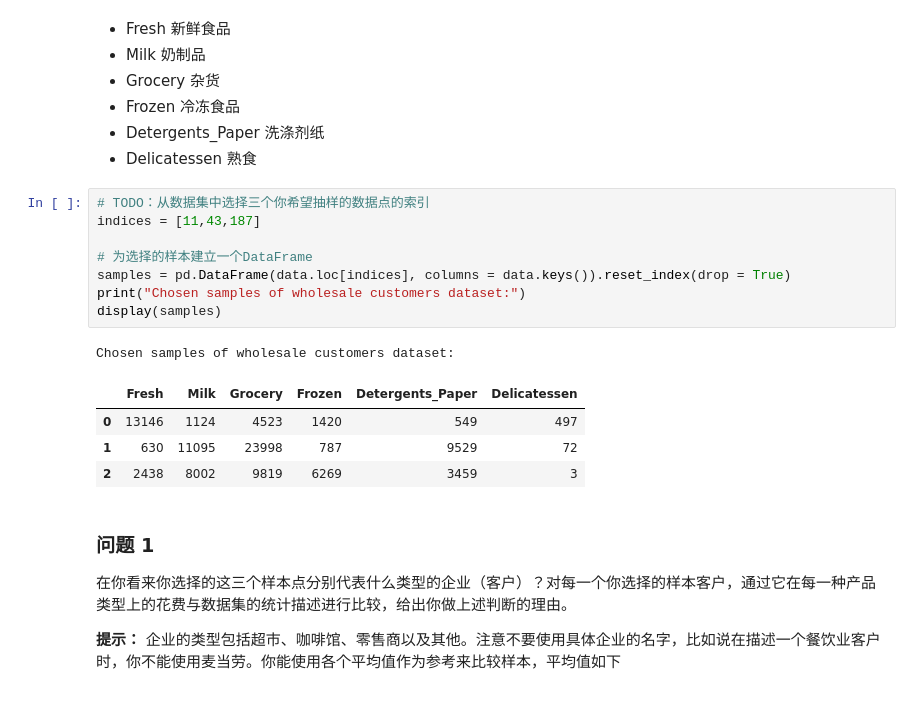
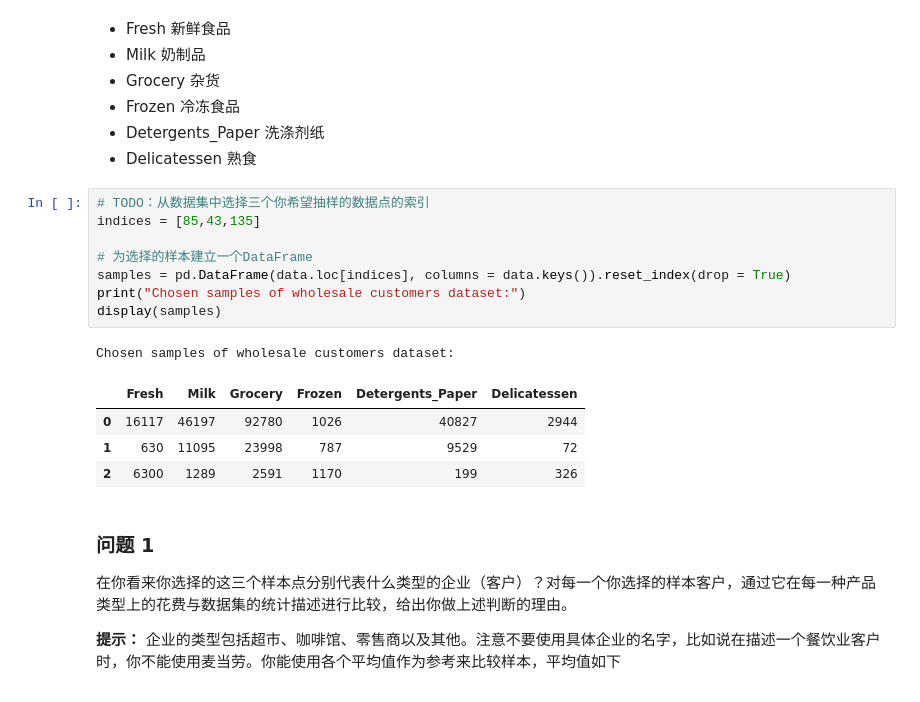
Before and after one commit to duzeng/MLND_CN_P3_Customer_Segments, a Jupyter notebook: customer_segments.ipynb, the cells around one changed output. Cells and saved outputs as stored; diff of their text form.

```diff
--- a/customer_segments.ipynb
+++ b/customer_segments.ipynb
@@ -72,18 +72,18 @@ display(data.describe())
 + Delicatessen 熟食
 # %%
 # TODO：从数据集中选择三个你希望抽样的数据点的索引
-indices = [11,43,187]
+indices = [85,43,135]
 
 # 为选择的样本建立一个DataFrame
 samples = pd.DataFrame(data.loc[indices], columns = data.keys()).reset_index(drop = True)
 print("Chosen samples of wholesale customers dataset:")
 display(samples)
 # %% [output]
 Chosen samples of wholesale customers dataset:
 |  | Fresh | Milk | Grocery | Frozen | Detergents_Paper | Delicatessen |
-| 0 | 13146 | 1124 | 4523 | 1420 | 549 | 497 |
+| 0 | 16117 | 46197 | 92780 | 1026 | 40827 | 2944 |
 | 1 | 630 | 11095 | 23998 | 787 | 9529 | 72 |
-| 2 | 2438 | 8002 | 9819 | 6269 | 3459 | 3 |
+| 2 | 6300 | 1289 | 2591 | 1170 | 199 | 326 |
 # %% [markdown]
 ### 问题 1
 在你看来你选择的这三个样本点分别代表什么类型的企业（客户）？对每一个你选择的样本客户，通过它在每一种产品类型上的花费与数据集的统计描述进行比较，给出你做上述判断的理由。
```
Also changed, not shown: parts of 21 cells of this notebook.
